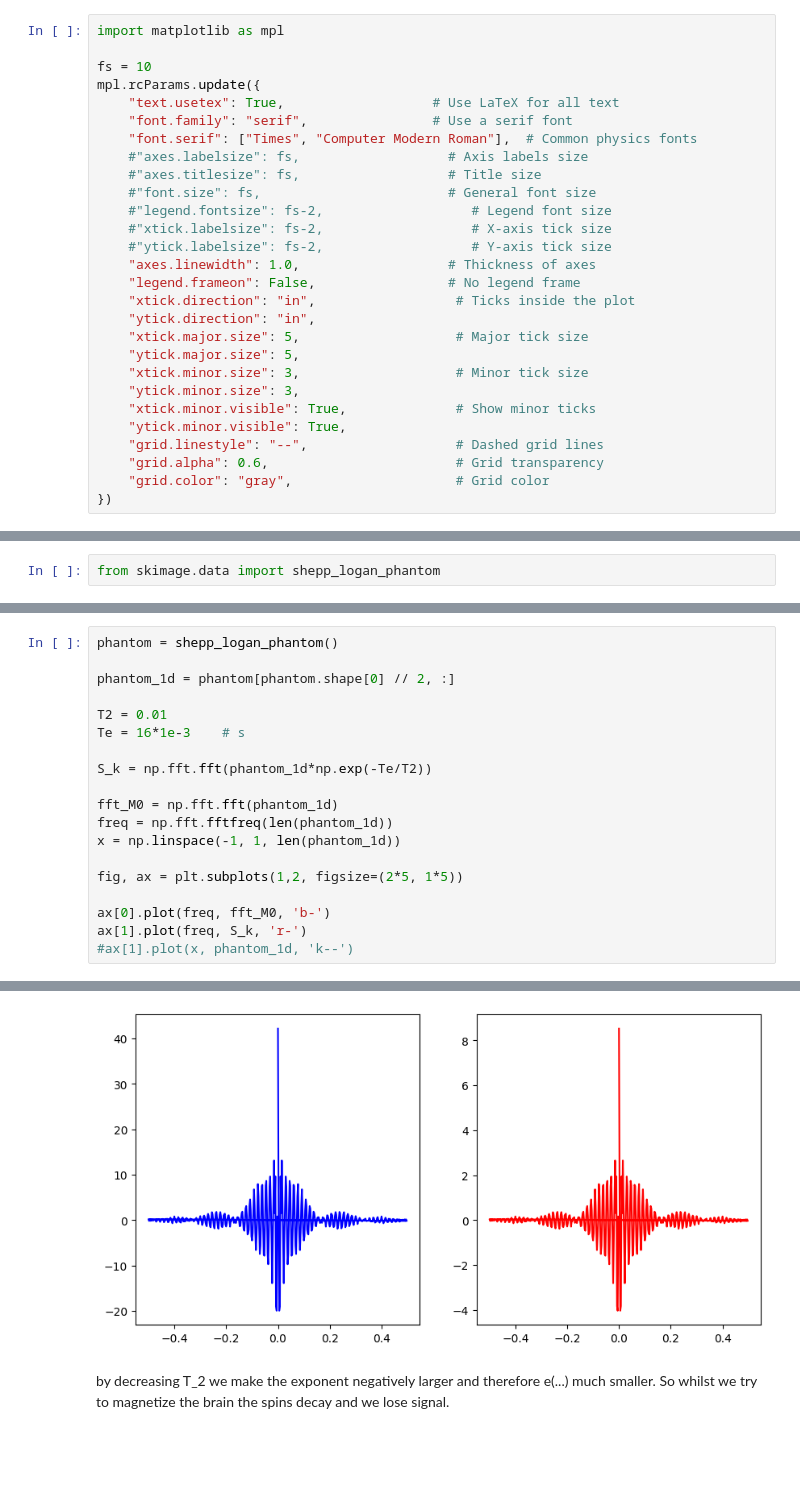
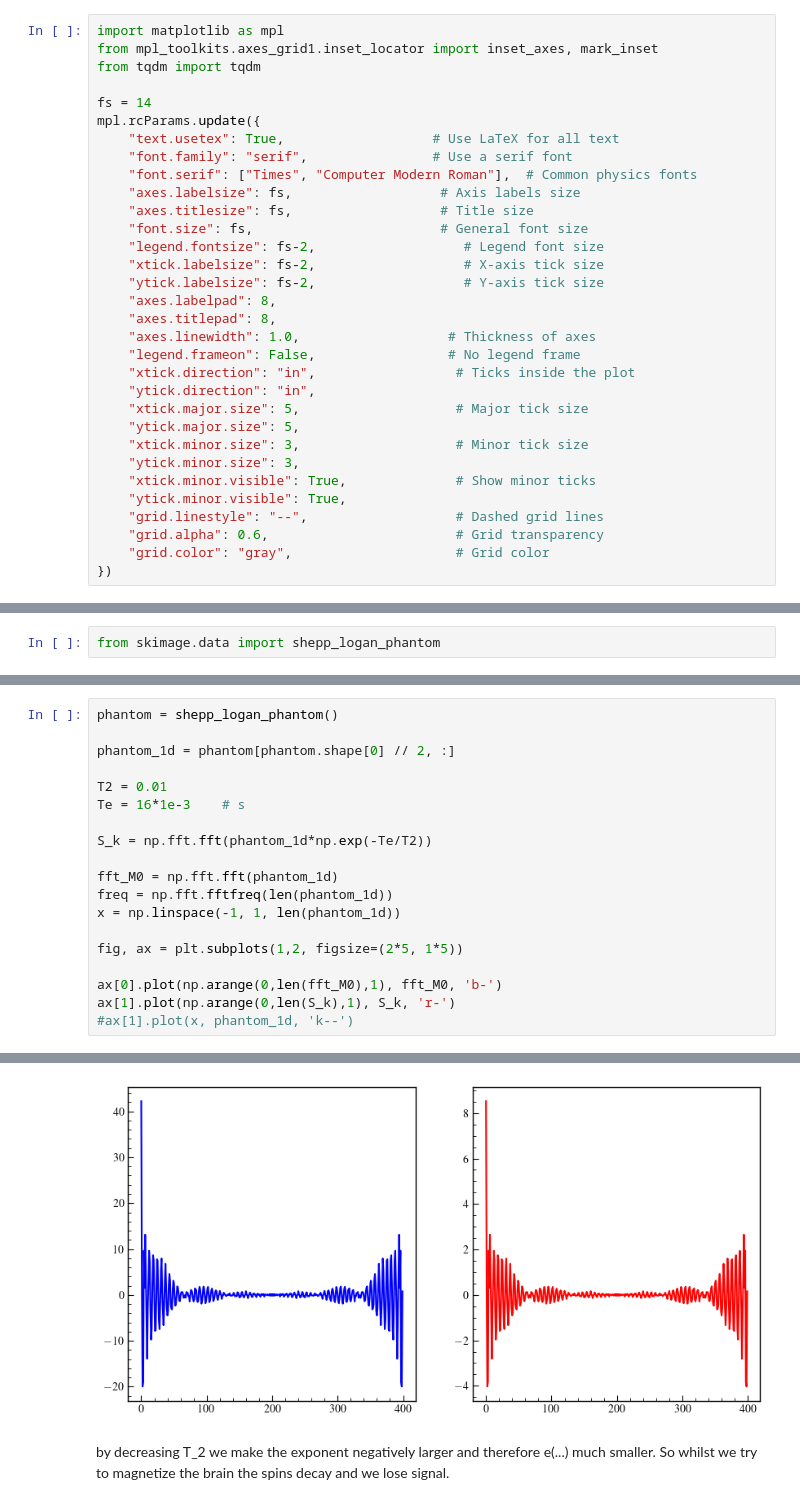
Before and after one commit to nrneubert/AEIEP, a Jupyter notebook: MRI Physics/MR_exercise_2.ipynb, the cells around one changed output, grey strips where cells are left out. Cells and saved outputs as stored; diff of their text form; blank space fills up the shorter version.

```diff
--- a/MRI Physics/MR_exercise_2.ipynb
+++ b/MRI Physics/MR_exercise_2.ipynb
@@ -1,17 +1,21 @@
 # %%
 import matplotlib as mpl
+from mpl_toolkits.axes_grid1.inset_locator import inset_axes, mark_inset
+from tqdm import tqdm
 
-fs = 10
+fs = 14
 mpl.rcParams.update({
     "text.usetex": True,                   # Use LaTeX for all text
     "font.family": "serif",                # Use a serif font
     "font.serif": ["Times", "Computer Modern Roman"],  # Common physics fonts
-    #"axes.labelsize": fs,                   # Axis labels size
-    #"axes.titlesize": fs,                   # Title size
-    #"font.size": fs,                        # General font size
-    #"legend.fontsize": fs-2,                   # Legend font size
-    #"xtick.labelsize": fs-2,                   # X-axis tick size
-    #"ytick.labelsize": fs-2,                   # Y-axis tick size
+    "axes.labelsize": fs,                   # Axis labels size
+    "axes.titlesize": fs,                   # Title size
+    "font.size": fs,                        # General font size
+    "legend.fontsize": fs-2,                   # Legend font size
+    "xtick.labelsize": fs-2,                   # X-axis tick size
+    "ytick.labelsize": fs-2,                   # Y-axis tick size
+    "axes.labelpad": 8,
+    "axes.titlepad": 8,
     "axes.linewidth": 1.0,                   # Thickness of axes
     "legend.frameon": False,                 # No legend frame
     "xtick.direction": "in",                  # Ticks inside the plot
@@ -411,25 +1276,25 @@ from skimage.data import shepp_logan_phantom
 # %%
 phantom = shepp_logan_phantom()
 
 phantom_1d = phantom[phantom.shape[0] // 2, :]
 
 T2 = 0.01
 Te = 16*1e-3    # s
 
 S_k = np.fft.fft(phantom_1d*np.exp(-Te/T2))
 
 fft_M0 = np.fft.fft(phantom_1d)
 freq = np.fft.fftfreq(len(phantom_1d))
 x = np.linspace(-1, 1, len(phantom_1d))
 
 fig, ax = plt.subplots(1,2, figsize=(2*5, 1*5))
 
-ax[0].plot(freq, fft_M0, 'b-')
-ax[1].plot(freq, S_k, 'r-')
+ax[0].plot(np.arange(0,len(fft_M0),1), fft_M0, 'b-')
+ax[1].plot(np.arange(0,len(S_k),1), S_k, 'r-')
 #ax[1].plot(x, phantom_1d, 'k--')
 # %% [output]
 [<matplotlib.lines.Line2D at 0x...>]
-[figure, old version]
+[figure, new version]
 # %% [markdown]
 by decreasing T_2 we make the exponent negatively larger and therefore e(...) much smaller. So whilst we try to magnetize the brain the spins decay and we lose signal.
 # %% [markdown]
```
Also changed, not shown: parts of 52 cells of this notebook, 10 other files.
